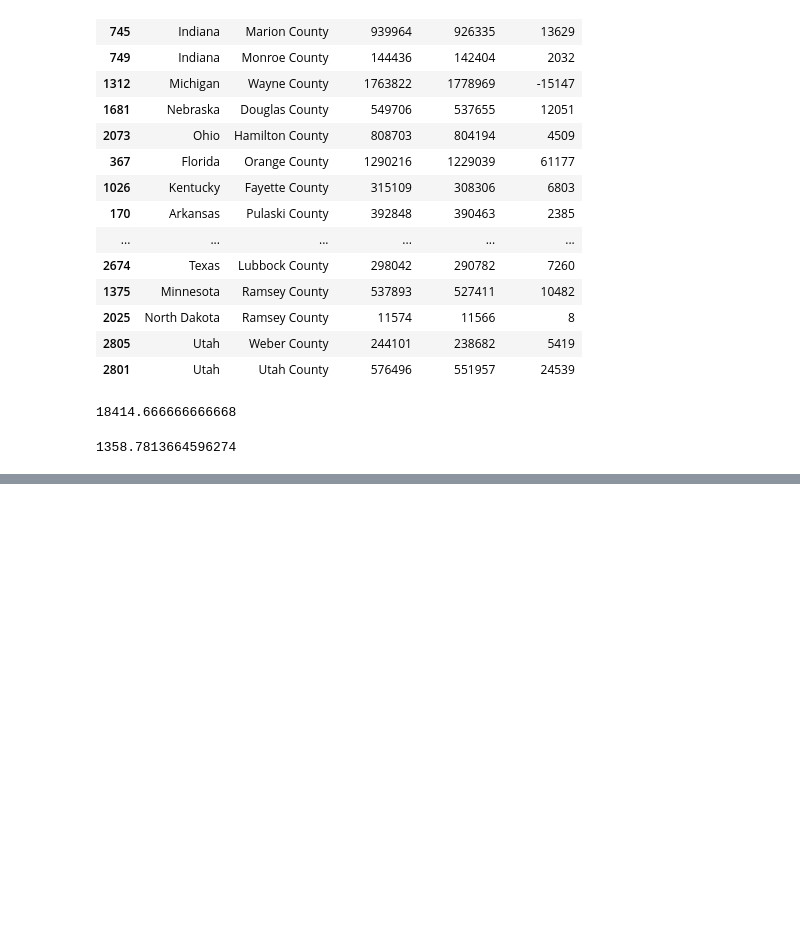
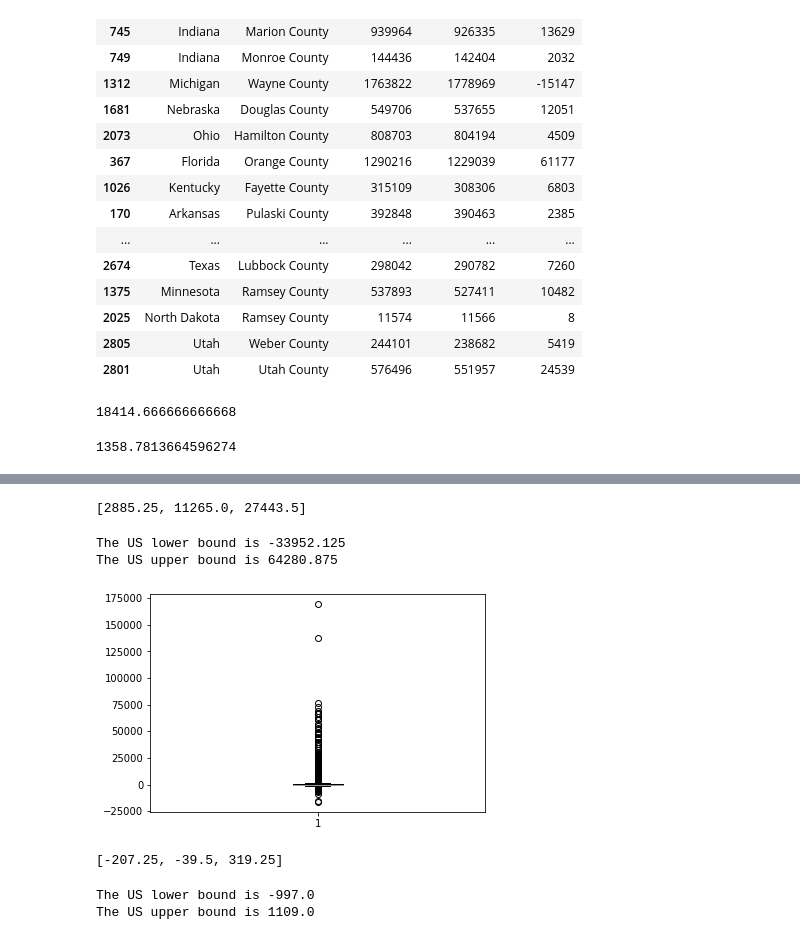
Before and after one commit to adriana-icasiano/project-1, a Jupyter notebook: census-lime/census.ipynb, the cells around one changed output, grey strips where cells are left out. Saved outputs shown, nothing was run; the diff lists cells and outputs as text; code cells hidden in the pictures; blank space fills up the shorter version.

```diff
--- a/census-lime/census.ipynb
+++ b/census-lime/census.ipynb
@@ -461,0 +468,40 @@ df_short['PopChange'].mean()
+# %%
+lime_quarts = []
+for n in nums:
+    lime_quarts.append(np.quantile(values, n))
+lime_quarts
+# %% [output]
+[2885.25, 11265.0, 27443.5]
+# %%
+iqr = lime_quarts[2]- lime_quarts[0]
+
+upper = lime_quarts[2]+(1.5*iqr)
+lower = lime_quarts[0]-(1.5*iqr)
+print(f'The US lower bound is {lower}')
+print(f'The US upper bound is {upper}')
+# %% [output]
+The US lower bound is -33952.125
+The US upper bound is 64280.875
+# %%
+values = df_short['PopChange'].tolist()
+plt.boxplot(values)
+plt.show()
+# %% [output]
+[figure, added]
+# %%
+quarts = []
+for n in nums:
+    quarts.append(np.quantile(values, n))
+quarts
+# %% [output]
+[-207.25, -39.5, 319.25]
+# %%
+iqr = quarts[2]- quarts[0]
+
+upper = quarts[2]+(1.5*iqr)
+lower = quarts[0]-(1.5*iqr)
+print(f'The US lower bound is {lower}')
+print(f'The US upper bound is {upper}')
+# %% [output]
+The US lower bound is -997.0
+The US upper bound is 1109.0
```
Also changed, not shown: parts of 11 cells of this notebook.
